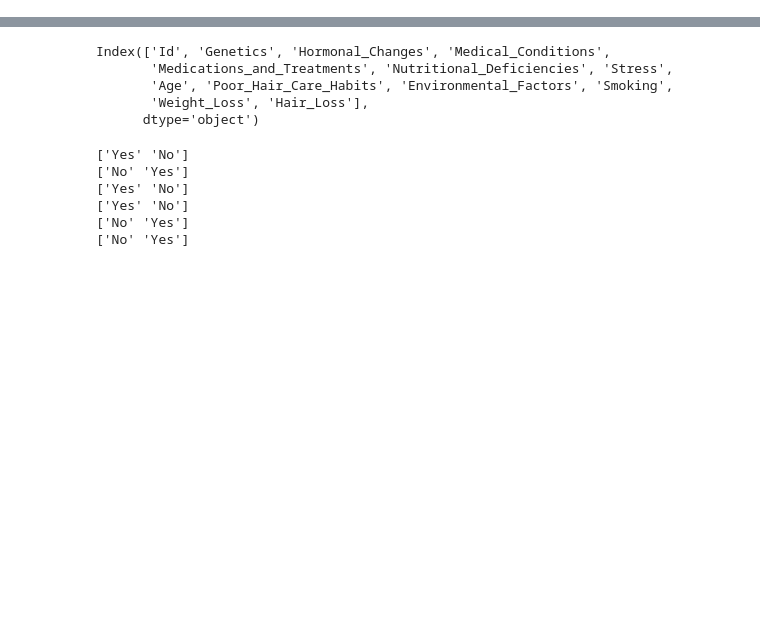
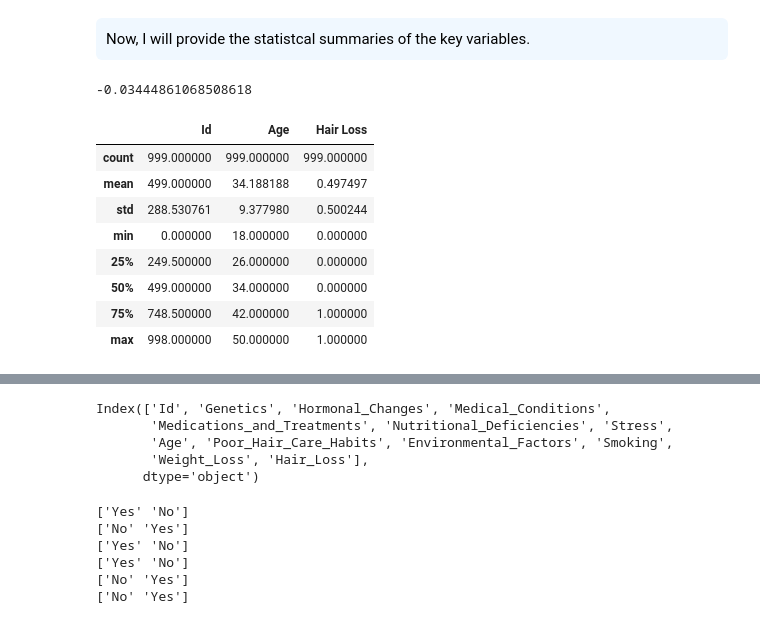
Before and after one commit to AhmadJabbar2502/Hair-Fall-Prediction, a Jupyter notebook: data_cleaning_predit_hair_loss.ipynb, the cells around one changed output, grey strips where cells are left out. Cells and saved outputs as stored; diff of their text form; code cells hidden in the pictures; blank space fills up the shorter version.

```diff
--- a/data_cleaning_predit_hair_loss.ipynb
+++ b/data_cleaning_predit_hair_loss.ipynb
@@ -38,0 +69,20 @@ dtype: int64
+# %% [markdown]
+<div style="background-color:#f0f8ff; padding:10px; border-radius:6px; color:black;" >
+Now, I will provide the statistcal summaries of the key variables.
+
+
+</div>
+# %%
+print(skew(hair_data['Age']))
+hair_data.describe()
+# %% [output]
+-0.03444861068508618
+|  | Id | Age | Hair Loss |
+| count | 999.000000 | 999.000000 | 999.000000 |
+| mean | 499.000000 | 34.188188 | 0.497497 |
+| std | 288.530761 | 9.377980 | 0.500244 |
+| min | 0.000000 | 18.000000 | 0.000000 |
+| 25% | 249.500000 | 26.000000 | 0.000000 |
+| 50% | 499.000000 | 34.000000 | 0.000000 |
+| 75% | 748.500000 | 42.000000 | 1.000000 |
+| max | 998.000000 | 50.000000 | 1.000000 |
```
Also changed, not shown: parts of 14 cells of this notebook, 13 other files.
